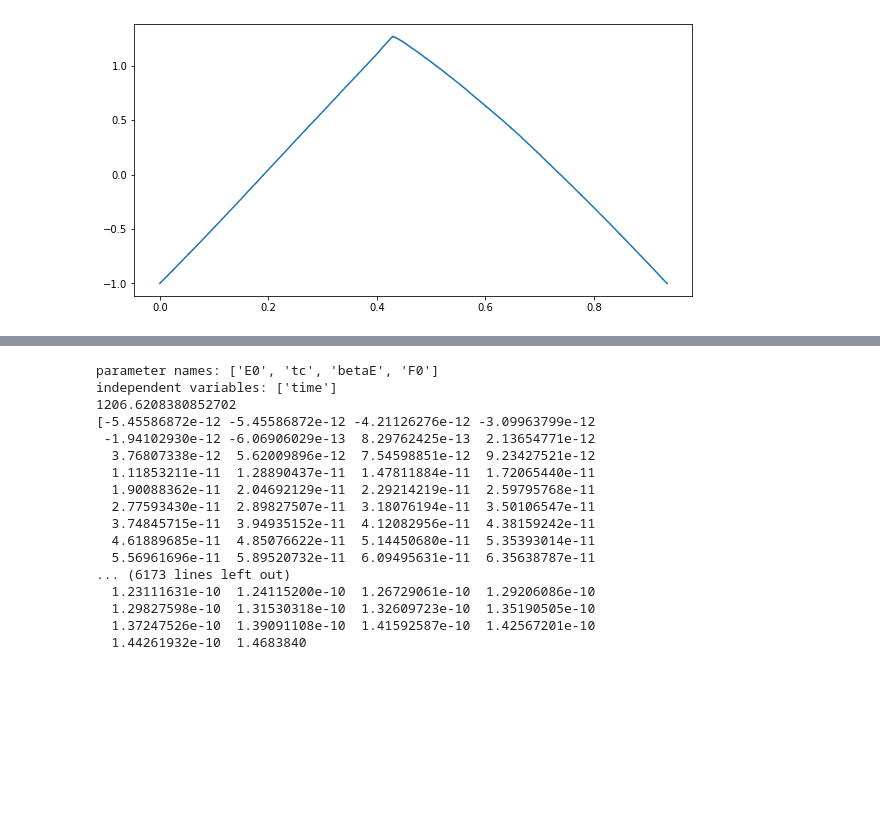
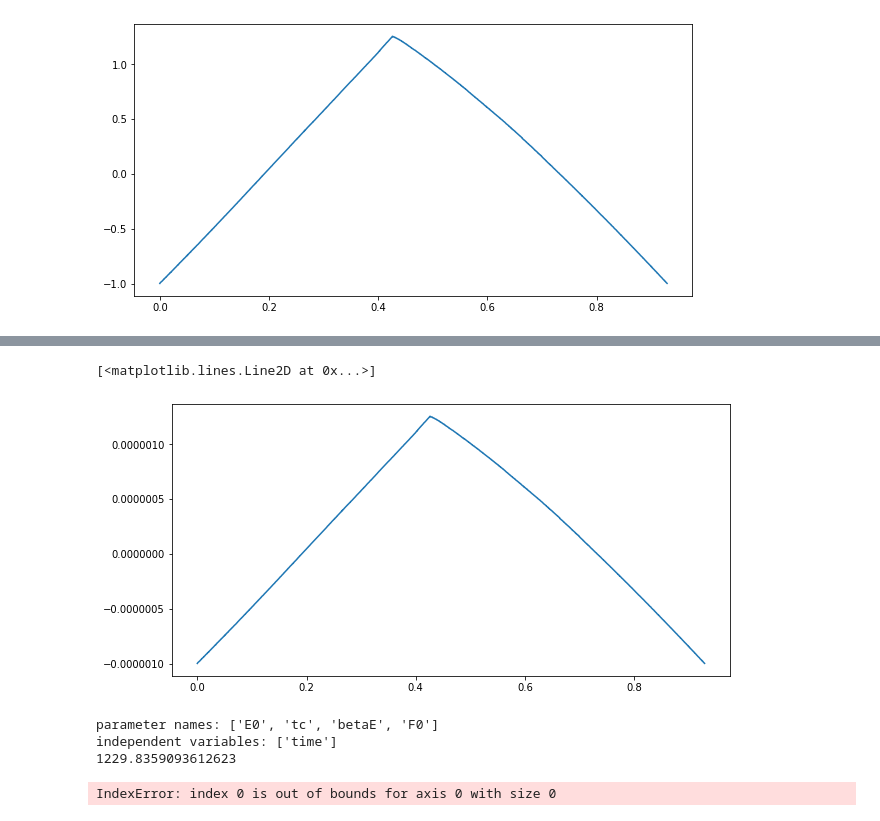
Before and after one commit to jlopezalo/PyFMRheo, a Jupyter notebook: examples/Ting Models Example LMFIT.ipynb, the cells around one changed output, grey strips where cells are left out. Cells and saved outputs as stored; diff of their text form; code cells hidden in the pictures; blank space fills up the shorter version.

```diff
--- a/examples/Ting Models Example LMFIT.ipynb
+++ b/examples/Ting Models Example LMFIT.ipynb
@@ -386,3 +391,8 @@ plt.show()
+# %%
+plt.plot(time_fit, ind_fit)
+# %% [output]
+[<matplotlib.lines.Line2D at 0x...>]
+[figure, added]
 # %%
 from lmfit import Model, Parameters
 ting_model_num = TingModel(indenter_shape, tip_parameter, 'numerical')
@@ -393,7 +403,7 @@ v0t = np.abs(first_ext_seg.zheight.min() - first_ext_seg.zheight.max())/first_ex
 v0r = np.abs(last_ret_seg.zheight.min() - last_ret_seg.zheight.max())/first_ext_seg.segment_metadata['duration']
 # modelFt = 'numerical'
 idx_tm = np.argmax(force_fit[idxDown])
-model_for_fit = lambda time, E0, tc, betaE, F0: ting_model_num.model(time, E0, tc, betaE, F0, t0, force_fit[idxDown], ind_fit[idxDown], modelFt, vdrag, idx_tm, smooth_w, v0t, v0r)
+model_for_fit = lambda time, E0, tc, betaE, F0: ting_model_num.objective(time, E0, tc, betaE, F0, t0, force_fit, ind_fit, modelFt, vdrag, idx_tm, smooth_w, v0t, v0r)
 model = Model(model_for_fit)
 print(f'parameter names: {model.param_names}')
 print(f'independent variables: {model.independent_vars}')
@@ -404,25 +414,12 @@ params.add('tc', value=tc_fit, min=tc_min, max=tc_max)
 params.add('betaE', value=0.25, min=0.01, max=0.49)
 params.add('F0', value=F0_init, min=f0_min, max=f0_max)
 
-result = model.fit(force_fit[idxDown], params, time=time_fit[idxDown])
+result = model.fit(force_fit, params, time=time_fit)
 # %% [output]
 parameter names: ['E0', 'tc', 'betaE', 'F0']
 independent variables: ['time']
-1206.6208380852702
-[-5.45586872e-12 -5.45586872e-12 -4.21126276e-12 -3.09963799e-12
- -1.94102930e-12 -6.06906029e-13  8.29762425e-13  2.13654771e-12
-  3.76807338e-12  5.62009896e-12  7.54598851e-12  9.23427521e-12
-  1.11853211e-11  1.28890437e-11  1.47811884e-11  1.72065440e-11
-  1.90088362e-11  2.04692129e-11  2.29214219e-11  2.59795768e-11
-  2.77593430e-11  2.89827507e-11  3.18076194e-11  3.50106547e-11
-  3.74845715e-11  3.94935152e-11  4.12082956e-11  4.38159242e-11
-  4.61889685e-11  4.85076622e-11  5.14450680e-11  5.35393014e-11
-  5.56961696e-11  5.89520732e-11  6.09495631e-11  6.35638787e-11
-... (6173 lines left out)
-  1.23111631e-10  1.24115200e-10  1.26729061e-10  1.29206086e-10
-  1.29827598e-10  1.31530318e-10  1.32609723e-10  1.35190505e-10
-  1.37247526e-10  1.39091108e-10  1.41592587e-10  1.42567201e-10
-  1.44261932e-10  1.4683840
+1229.8359093612623
+IndexError: index 0 is out of bounds for axis 0 with size 0
 # %%
 for param, value in result.best_values.items():
     print(f'{param}:{value}')
```
Also changed, not shown: parts of 13 cells of this notebook, 1 other file.
